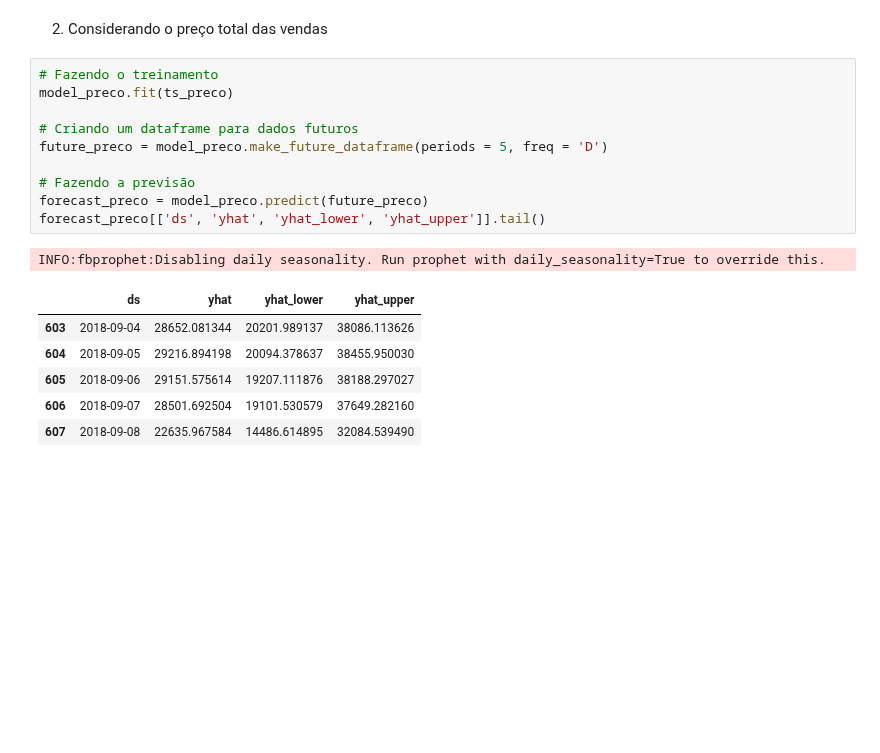
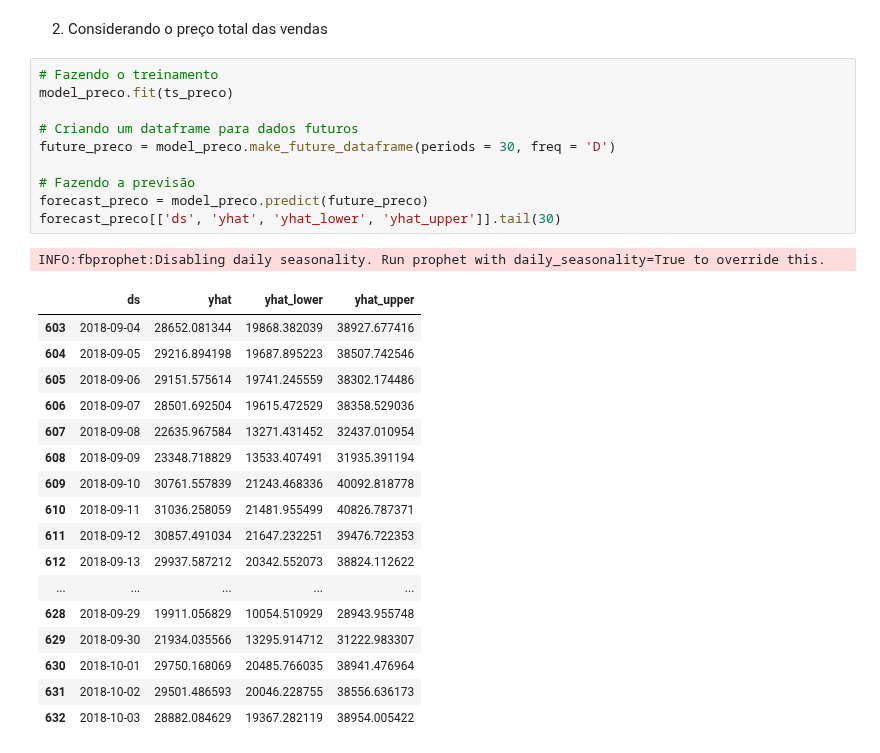
Before and after one commit to smalvar/olist-e-commerce, a Jupyter notebook: time_series_analysis_testes.ipynb, the cells around one changed output. Drawn from its saved outputs; the diff is of its cells as text; blank space fills up the shorter version.

```diff
--- a/time_series_analysis_testes.ipynb
+++ b/time_series_analysis_testes.ipynb
@@ -353,21 +364,32 @@ model_quant.plot_components(forecast_quant);
 # %%
 # Fazendo o treinamento
 model_preco.fit(ts_preco)
 
 # Criando um dataframe para dados futuros
-future_preco = model_preco.make_future_dataframe(periods = 5, freq = 'D')
+future_preco = model_preco.make_future_dataframe(periods = 30, freq = 'D')
 
 # Fazendo a previsão
 forecast_preco = model_preco.predict(future_preco)
-forecast_preco[['ds', 'yhat', 'yhat_lower', 'yhat_upper']].tail()
+forecast_preco[['ds', 'yhat', 'yhat_lower', 'yhat_upper']].tail(30)
 # %% [output]
 INFO:fbprophet:Disabling daily seasonality. Run prophet with daily_seasonality=True to override this.
 |  | ds | yhat | yhat_lower | yhat_upper |
-| 603 | 2018-09-04 | 28652.081344 | 20201.989137 | 38086.113626 |
-| 604 | 2018-09-05 | 29216.894198 | 20094.378637 | 38455.950030 |
-| 605 | 2018-09-06 | 29151.575614 | 19207.111876 | 38188.297027 |
-| 606 | 2018-09-07 | 28501.692504 | 19101.530579 | 37649.282160 |
-| 607 | 2018-09-08 | 22635.967584 | 14486.614895 | 32084.539490 |
+| 603 | 2018-09-04 | 28652.081344 | 19868.382039 | 38927.677416 |
+| 604 | 2018-09-05 | 29216.894198 | 19687.895223 | 38507.742546 |
+| 605 | 2018-09-06 | 29151.575614 | 19741.245559 | 38302.174486 |
+| 606 | 2018-09-07 | 28501.692504 | 19615.472529 | 38358.529036 |
+| 607 | 2018-09-08 | 22635.967584 | 13271.431452 | 32437.010954 |
+| 608 | 2018-09-09 | 23348.718829 | 13533.407491 | 31935.391194 |
+| 609 | 2018-09-10 | 30761.557839 | 21243.468336 | 40092.818778 |
+| 610 | 2018-09-11 | 31036.258059 | 21481.955499 | 40826.787371 |
+| 611 | 2018-09-12 | 30857.491034 | 21647.232251 | 39476.722353 |
+| 612 | 2018-09-13 | 29937.587212 | 20342.552073 | 38824.112622 |
+| ... | ... | ... | ... | ... |
+| 628 | 2018-09-29 | 19911.056829 | 10054.510929 | 28943.955748 |
+| 629 | 2018-09-30 | 21934.035566 | 13295.914712 | 31222.983307 |
+| 630 | 2018-10-01 | 29750.168069 | 20485.766035 | 38941.476964 |
+| 631 | 2018-10-02 | 29501.486593 | 20046.228755 | 38556.636173 |
+| 632 | 2018-10-03 | 28882.084629 | 19367.282119 | 38954.005422 |
 # %%
 # Plotando os gráficos de tendência
 model_preco.plot_components(forecast_preco);
```
Also changed, not shown: parts of 5 cells of this notebook.
